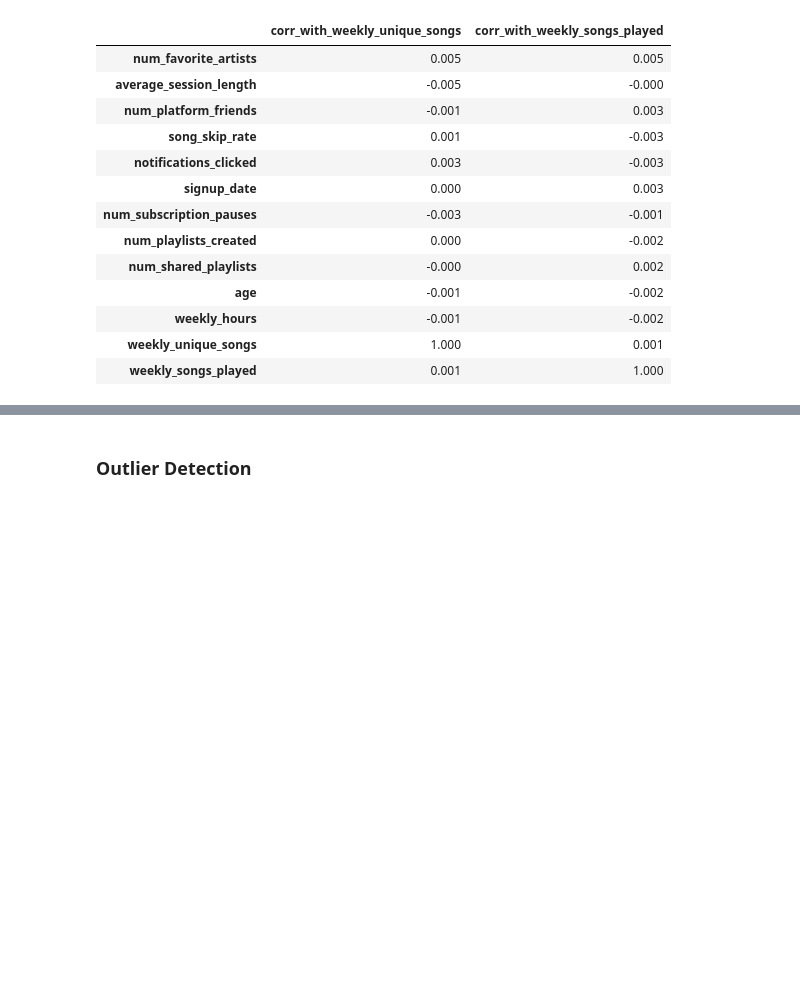
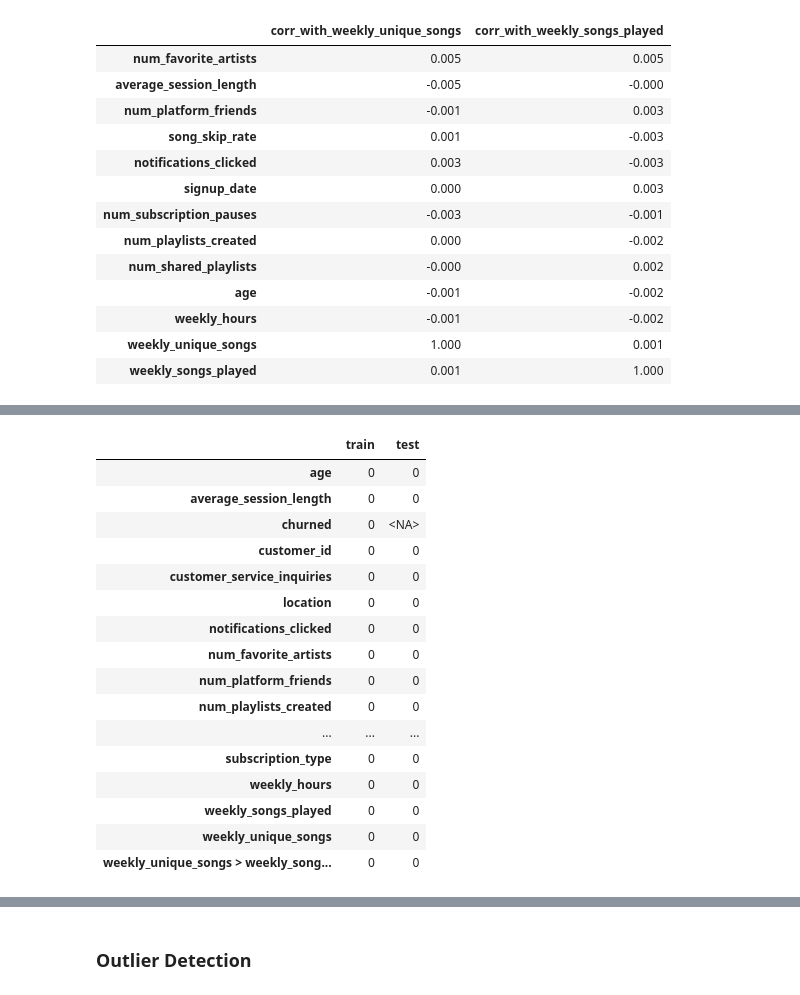
Before and after one commit to madewitt55/cs407-final-project, a Jupyter notebook: subscription_churn.ipynb, the cells around one changed output, grey strips where cells are left out. Saved outputs shown, nothing was run; the diff lists cells and outputs as text; code cells hidden in the pictures; blank space fills up the shorter version.

Commit message:
Complete entirety of plausible value validation. Adjust restrictions and clean data wherever necessary. All rows pass

```diff
--- a/subscription_churn.ipynb
+++ b/subscription_churn.ipynb
@@ -341,0 +349,7 @@ The Linear (Pearson) correlations between `weekly_unique_songs`
+# %%
+# Cap weekly_unique_songs at weekly_songs_played on rows where it exceeds it. Only the dataframes are changed, not the CSVs.
+for name, df in (("Train", train_df), ("Test", test_df)):
+    exceeds = df["weekly_unique_songs"] > df["weekly_songs_played"]
+    df.loc[exceeds, "weekly_unique_songs"] = df.loc[exceeds, "weekly_songs_played"]
+    print(f"{name}: capped {exceeds.sum()} rows, rows still exceeding: "
+          f"{(df['weekly_unique_songs'] > df['weekly_songs_played']).sum()}")
@@ -341,0 +386,75 @@ The Linear (Pearson) correlations between `weekly_unique_songs`
+# %%
+numeric_ranges = {
+    "age": (13, 100),
+    "num_subscription_pauses": (0, 4),
+    "signup_date": (-3650, 0),
+    "weekly_hours": (0, 168),
+    "average_session_length": (0, 1440),
+    "song_skip_rate": (0, 1),
+    "weekly_songs_played": (0, 3500),
+    "weekly_unique_songs": (0, 3500),
+    "num_favorite_artists": (0, 1000),
+    "num_platform_friends": (0, 5000),
+    "num_playlists_created": (0, 1000),
+    "num_shared_playlists": (0, 1000),
+    "notifications_clicked": (0, 1000),
+}
+
+allowed_categories = {
+    "location": {
+        "Alabama", "Alaska", "Arizona", "Arkansas", "California", "Colorado", "Connecticut",
+        "Delaware", "Florida", "Georgia", "Hawaii", "Idaho", "Illinois", "Indiana", "Iowa",
+        "Kansas", "Kentucky", "Louisiana", "Maine", "Maryland", "Massachusetts", "Michigan",
+        "Minnesota", "Mississippi", "Missouri", "Montana", "Nebraska", "Nevada", "New Hampshire",
+        "New Jersey", "New Mexico", "New York", "North Carolina", "North Dakota", "Ohio",
+        "Oklahoma", "Oregon", "Pennsylvania", "Rhode Island", "South Carolina", "South Dakota",
+        "Tennessee", "Texas", "Utah", "Vermont", "Virginia", "Washington", "West Virginia",
+        "Wisconsin", "Wyoming",
+    },
+    "subscription_type": {"Free", "Premium", "Student", "Family"},
+    "payment_plan": {"Monthly", "Yearly"},
+    "payment_method": {"Credit Card", "Debit Card", "Paypal", "Apple Pay"},
+    "customer_service_inquiries": {"Low", "Medium", "High"},
+}
+
+# Count rows outside the plausible range for each variable
+def count_violations(df):
+    counts = {"customer_id": int((df["customer_id"] < 1).sum())}
+    for col, (low, high) in numeric_ranges.items():
+        counts[col] = int((~df[col].between(low, high)).sum())
+    for col, allowed in allowed_categories.items():
+        counts[col] = int((~df[col].isin(allowed)).sum())
+    if "churned" in df:
+        counts["churned"] = int((~df["churned"].isin([0, 1])).sum())
+    counts["weekly_unique_songs > weekly_songs_played"] = int(
+        (df["weekly_unique_songs"] > df["weekly_songs_played"]).sum()
+    )
+    return pd.Series(counts)
+
+
+range_violations = pd.DataFrame({
+    "train": count_violations(train_df),
+    "test": count_violations(test_df),
+}).astype("Int64")  # test has no churned column (<NA>)
+display(range_violations)
+
+all_in_range = (range_violations.fillna(0) == 0).all().all()
+print(f"All values plausible: {all_in_range}")
+# %% [output]
+|  | train | test |
+| age | 0 | 0 |
+| average_session_length | 0 | 0 |
+| churned | 0 | <NA> |
+| customer_id | 0 | 0 |
+| customer_service_inquiries | 0 | 0 |
+| location | 0 | 0 |
+| notifications_clicked | 0 | 0 |
+| num_favorite_artists | 0 | 0 |
+| num_platform_friends | 0 | 0 |
+| num_playlists_created | 0 | 0 |
+| ... | ... | ... |
+| subscription_type | 0 | 0 |
+| weekly_hours | 0 | 0 |
+| weekly_songs_played | 0 | 0 |
+| weekly_unique_songs | 0 | 0 |
+| weekly_unique_songs > weekly_song... | 0 | 0 |
```
Also changed, not shown: parts of 11 cells of this notebook.
